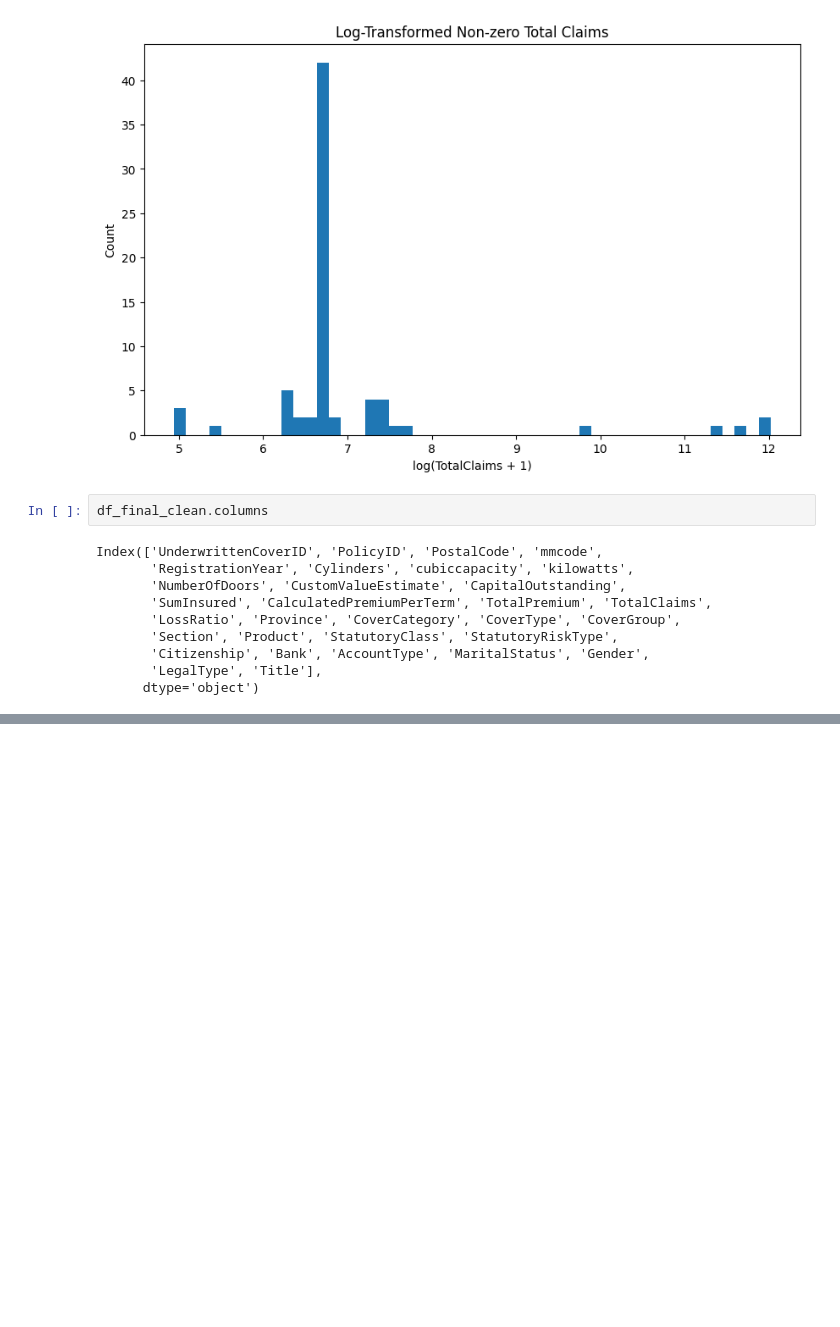
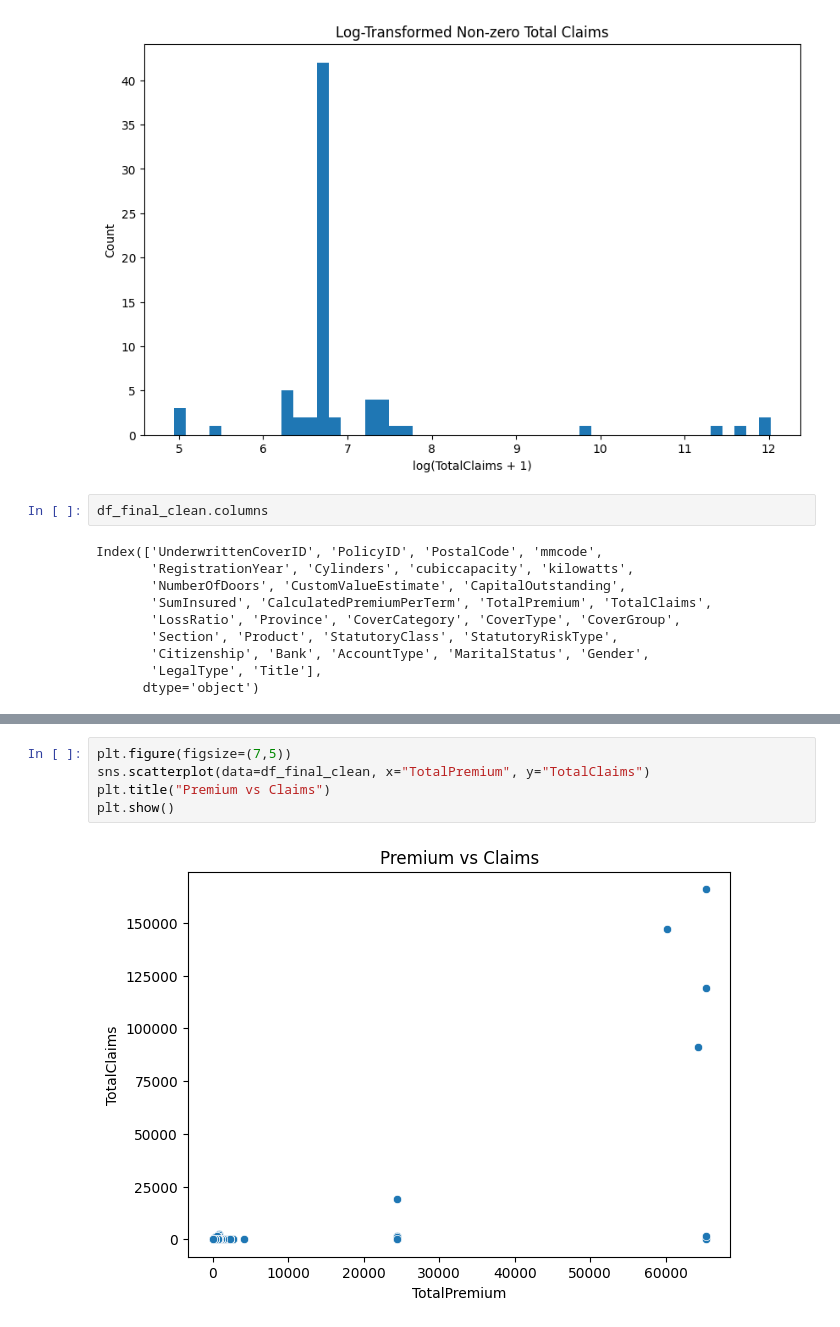
Before and after one commit to Feven777/Risk-Analytics-Predictive-Modeling, a Jupyter notebook: notebook/EDA_task1.ipynb, the cells around one changed output, grey strips where cells are left out. Drawn from its saved outputs; the diff is of its cells as text; blank space fills up the shorter version.

```diff
--- a/notebook/EDA_task1.ipynb
+++ b/notebook/EDA_task1.ipynb
@@ -284,0 +293,7 @@ plt.show()
+# %%
+plt.figure(figsize=(7,5))
+sns.scatterplot(data=df_final_clean, x="TotalPremium", y="TotalClaims")
+plt.title("Premium vs Claims")
+plt.show()
+# %% [output]
+[figure, added]
```
Also changed, not shown: parts of 5 cells of this notebook.
